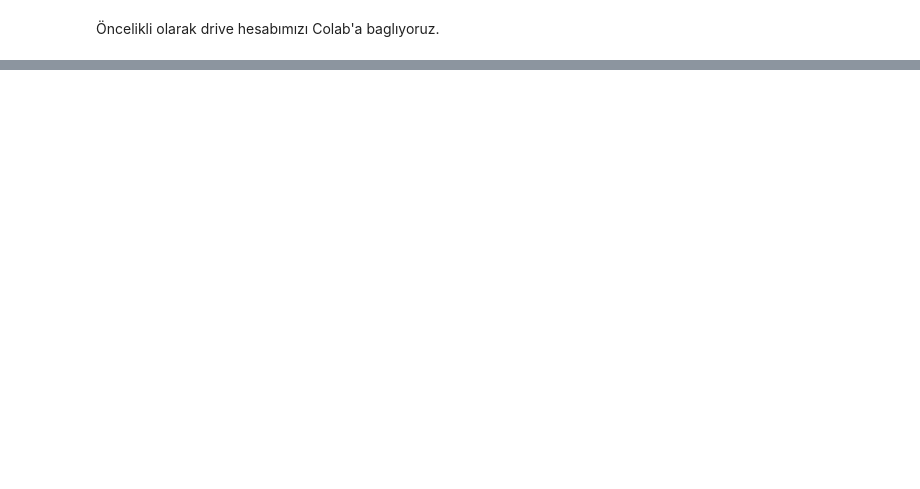
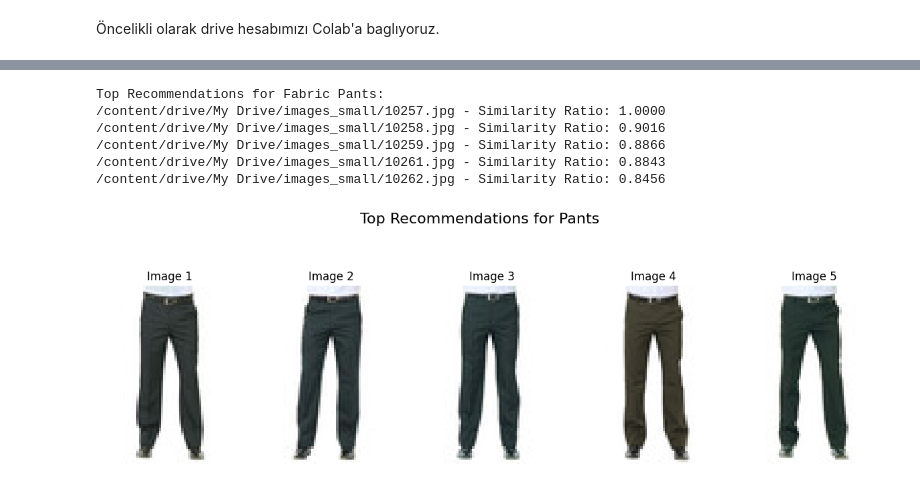
Before and after one commit to sertugsener/FashionRecommendationSystem, a Jupyter notebook: fashion_recommendation_system.ipynb, the cells around one changed output, grey strips where cells are left out. Drawn from its saved outputs; the diff is of its cells as text; code cells hidden in the pictures; blank space fills up the shorter version.

```diff
--- a/fashion_recommendation_system.ipynb
+++ b/fashion_recommendation_system.ipynb
@@ -41,2 +116,13 @@ image_files = [f for f in os.listdir(image_directory) if f.endswith(('.jpg', '.j
+# %%
+def display_images(image_paths, title):
+    plt.figure(figsize=(15, 5))
+    plt.suptitle(title, fontsize=16)
+    for i, img_path in enumerate(image_paths, 1):
+        img = image.load_img(img_path)
+        plt.subplot(1, len(image_paths), i)
+        plt.imshow(img)
+        plt.title(f"Image {i}")
+        plt.axis('off')
+    plt.show()
 # %%
 model = ResNet50(weights='imagenet', include_top=False)
@@ -115,0 +387,15 @@ plt.show()
+# %%
+recommendations_pants.sort(key=lambda x: x[1], reverse=True)
+top_recommendations_paths_pants = [os.path.join(image_directory, rec[0]) for rec in recommendations_pants[:num_recommendations]]
+print("Top Recommendations for Fabric Pants:")
+for path, similarity in zip(top_recommendations_paths_pants, [rec[1] for rec in recommendations_pants[:num_recommendations]]):
+    print(f"{path} - Similarity Ratio: {similarity:.4f}")
+display_images(top_recommendations_paths_pants, "Top Recommendations for Pants")
+# %% [output]
+Top Recommendations for Fabric Pants:
+/content/drive/My Drive/images_small/10257.jpg - Similarity Ratio: 1.0000
+/content/drive/My Drive/images_small/10258.jpg - Similarity Ratio: 0.9016
+/content/drive/My Drive/images_small/10259.jpg - Similarity Ratio: 0.8866
+/content/drive/My Drive/images_small/10261.jpg - Similarity Ratio: 0.8843
+/content/drive/My Drive/images_small/10262.jpg - Similarity Ratio: 0.8456
+[figure, added]
```
Also changed, not shown: parts of 48 cells of this notebook.
